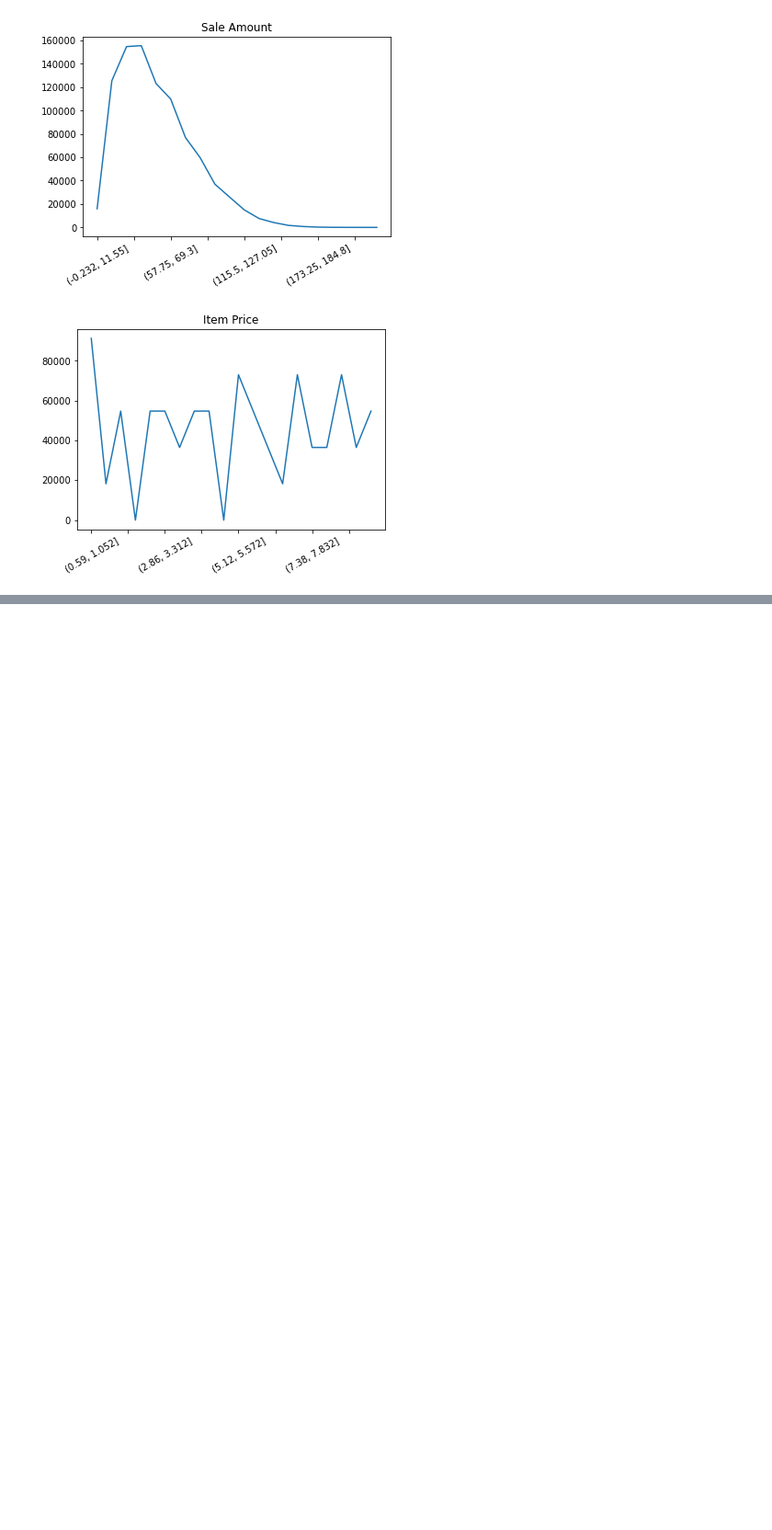
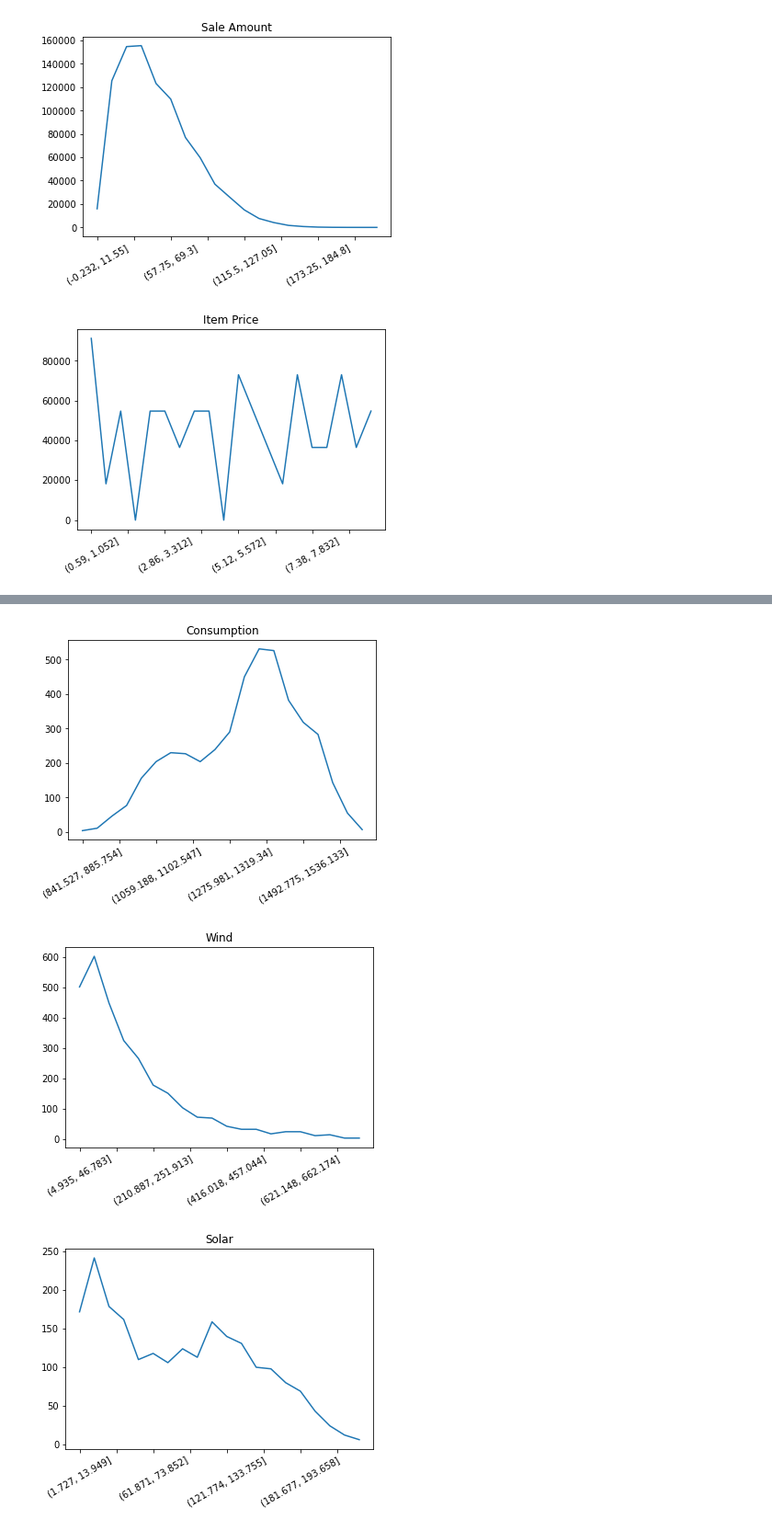
Before and after one commit to richie-p-meyer/time-series-exercises, a Jupyter notebook: data_preparation.ipynb, the cells around one changed output, grey strips where cells are left out. Shown at 92% size. Saved outputs shown, nothing was run; the diff lists cells and outputs as text; code cells hidden in the pictures; blank space fills up the shorter version.

```diff
--- a/data_preparation.ipynb
+++ b/data_preparation.ipynb
@@ -49,14 +49,9 @@ df = datetime_index(df)
 # %%
-def plot_value_counts(df):
-    plt.title('Sale Amount')
-    df.sale_amount.value_counts(bins=20).sort_index().plot()
+def plot_value_counts(df,col):
+    plt.title(col)
+    df[col].value_counts(bins=20).sort_index().plot()
     plt.xticks(rotation=30)
     plt.show()
-
-    plt.title('Item Price')
-    df.item_price.value_counts(bins=20).sort_index().plot()
-    plt.xticks(rotation=30)
-    plt.show()
 # %%
 plot_value_counts(df)
 # %% [output]
@@ -70,0 +93,7 @@ def add_features(df):
+# %%
+for col in df.columns:
+    plot_value_counts(df,col)
+# %% [output]
+[figure, added]
+[figure, added]
+[figure, added]
```
Also changed, not shown: parts of 14 cells of this notebook, 1 other file.
